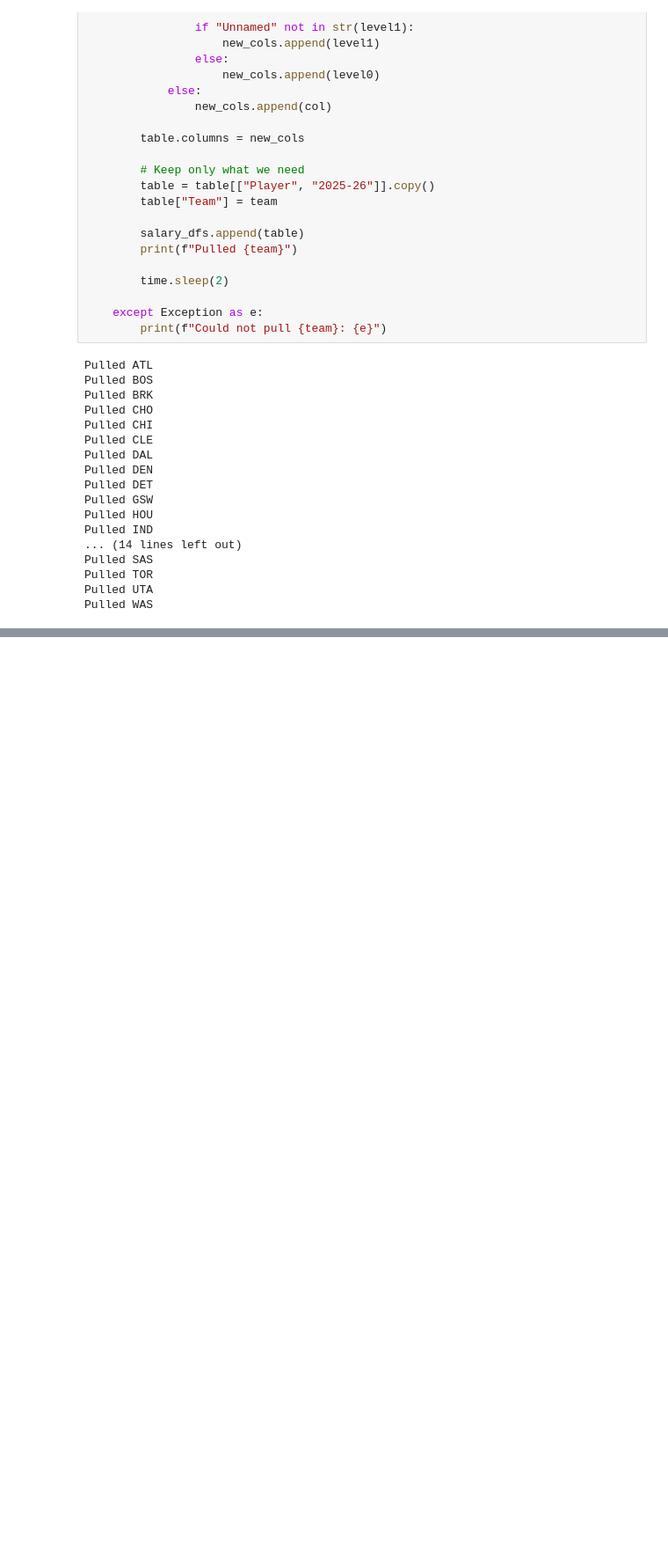
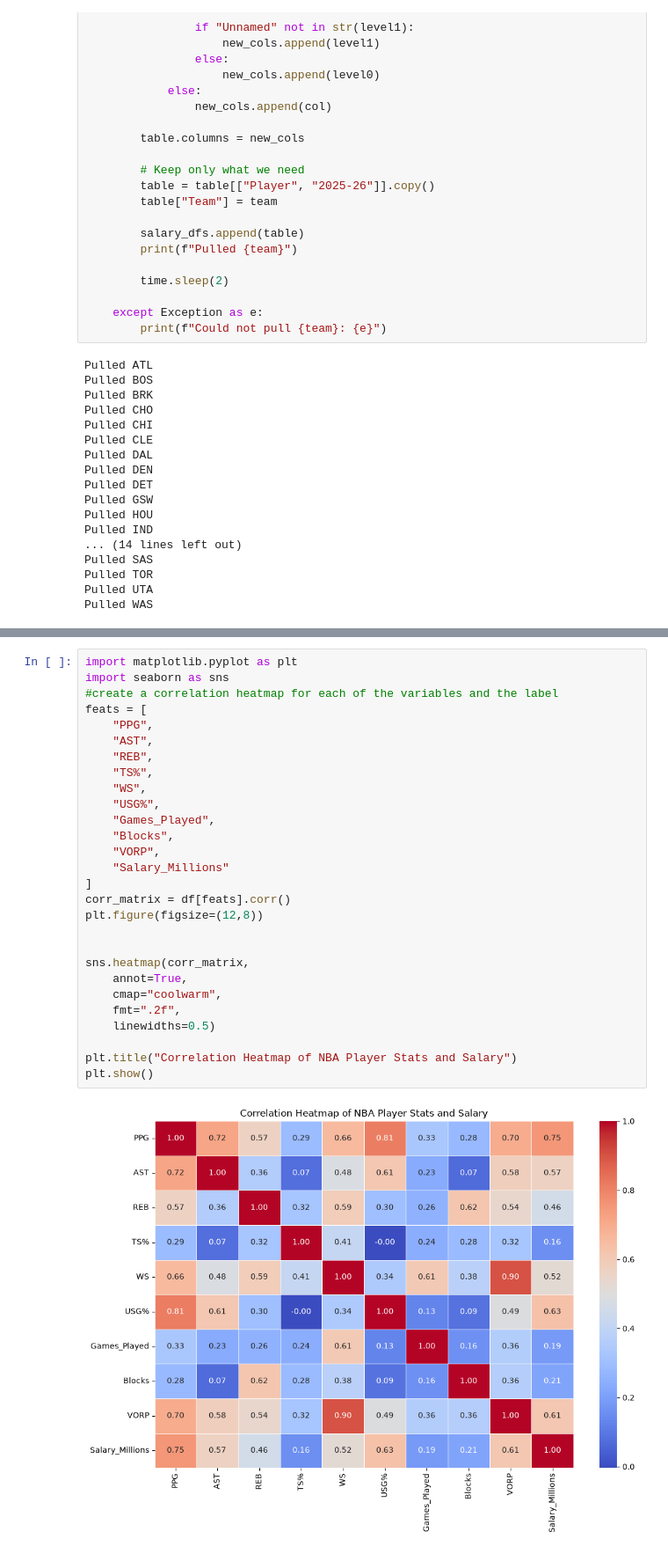
Before and after one commit to johnatalla22/NBA-Player-Impact-Model, a Jupyter notebook: NBAIMPACT2.ipynb, the cells around one changed output, grey strips where cells are left out. Shown at 88% size. Cells and saved outputs as stored; diff of their text form; blank space fills up the shorter version.

Commit message:
Add files via upload
Added Visualizations.

```diff
--- a/NBAIMPACT2.ipynb
+++ b/NBAIMPACT2.ipynb
@@ -358,0 +357,30 @@ print(results_all.sort_values("Salary_Difference", ascending=False).to_string())
+# %%
+import matplotlib.pyplot as plt
+import seaborn as sns
+#create a correlation heatmap for each of the variables and the label
+feats = [
+    "PPG",
+    "AST",
+    "REB",
+    "TS%",
+    "WS",
+    "USG%",
+    "Games_Played",
+    "Blocks",
+    "VORP",
+    "Salary_Millions"
+]
+corr_matrix = df[feats].corr()
+plt.figure(figsize=(12,8))
+
+
+sns.heatmap(corr_matrix,
+    annot=True,
+    cmap="coolwarm",
+    fmt=".2f",
+    linewidths=0.5)
+
+plt.title("Correlation Heatmap of NBA Player Stats and Salary")
+plt.show()
+# %% [output]
+[figure, added]
```
Also changed, not shown: parts of 7 cells of this notebook.
